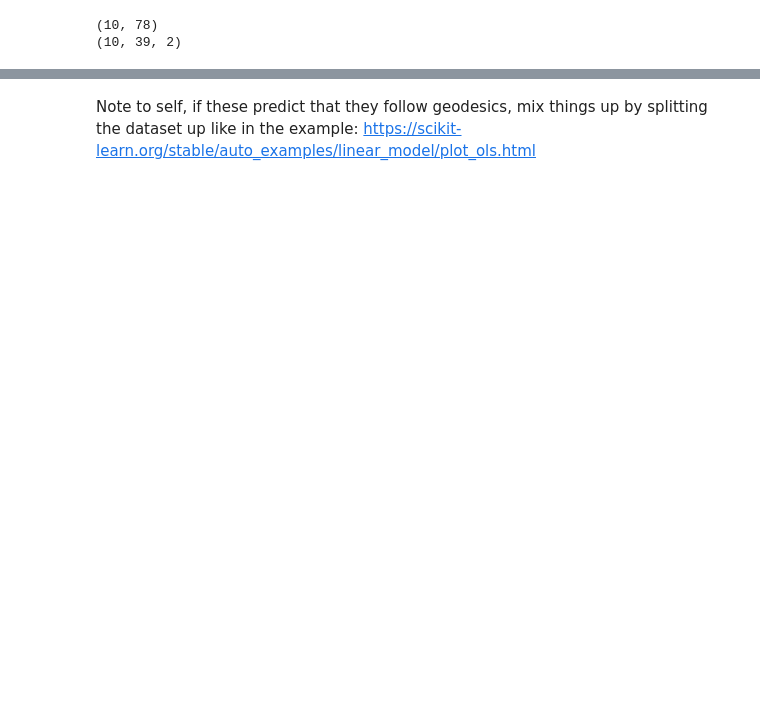
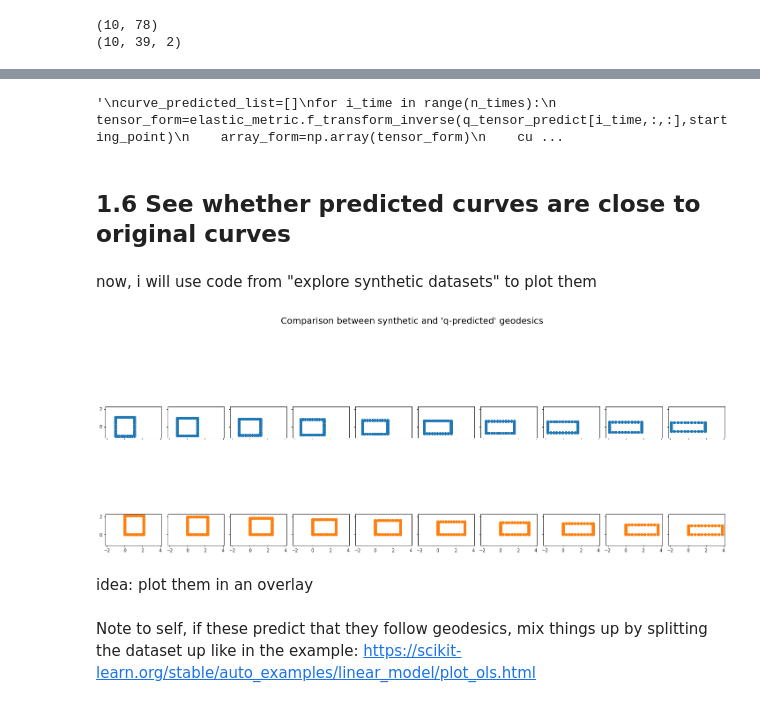
Before and after one commit to geometric-intelligence/dyn, a Jupyter notebook: dyn/notebooks/fit_with_f_transform.ipynb, the cells around one changed output, grey strips where cells are left out. Cells and saved outputs as stored; diff of their text form; code cells hidden in the pictures; blank space fills up the shorter version.

Commit message:
predict data from synthetic curve using f_transform and compare to original

```diff
--- a/dyn/notebooks/fit_with_f_transform.ipynb
+++ b/dyn/notebooks/fit_with_f_transform.ipynb
@@ -252,7 +306,3 @@ for i_time in range(n_times):
 # %% [output]
 (10, 78)
 (10, 39, 2)
-# %%
-curve_predicted=[]
-for i_time in range(n_times):
-   curve_predicted.append(elastic_metric.f_transform_inverse(q_array_predict[i_time,:,:]))
@@ -260,0 +309,6 @@ TypeError: f_transform_inverse() missing 1 required positional argument: 'starti
+# %%
+starting_point = gs.array([0., 0.])
+starting_point_array = gs.zeros((n_times, 2))
+
+predicted_curves=elastic_metric.f_transform_inverse(q_tensor_predict,starting_point_array)
+print(predicted_curves)
@@ -261,2 +333,45 @@ TypeError: f_transform_inverse() missing 1 required positional argument: 'starti
+# %%
+"""
+curve_predicted_list=[]
+for i_time in range(n_times):
+    tensor_form=elastic_metric.f_transform_inverse(q_tensor_predict[i_time,:,:],starting_point)
+    array_form=np.array(tensor_form)
+    curve_predicted_list.append(array_form)
+curve_predicted=np.array(curve_predicted_list)
+curve_predicted_tensor = torch.from_numpy(curve_predicted)
+print(curve_predicted_tensor)
+"""
+# %% [output]
+'\ncurve_predicted_list=[]\nfor i_time in range(n_times):\n    tensor_form=elastic_metric.f_transform_inverse(q_tensor_predict[i_time,:,:],starting_point)\n    array_form=np.array(tensor_form)\n    cu ...
+# %% [markdown]
+## 1.6 See whether predicted curves are close to original curves
+# %%
+#first, i will create a new array, where one of the geodesics is the original geodesic and the other geodesic
+#is the predicted geodesic.
+
+geodesic_array= np.array([geods_square_rect[0],predicted_curves])
+# %% [markdown]
+now, i will use code from "explore synthetic datasets" to plot them
+# %%
+import matplotlib.pyplot as plt
+
+n_geodesics=2
+fig, axes = plt.subplots(
+    n_geodesics, n_times, figsize=(20, 10), sharex=True, sharey=True
+)
+fig.suptitle("Comparison between synthetic and 'q-predicted' geodesics", fontsize=20)
+
+for i_geodesic in range(n_geodesics):
+    curve = geodesic_array[i_geodesic]
+    for i_time in range(n_times):
+        axes[i_geodesic, i_time].plot(
+            curve[i_time][:, 0], curve[i_time][:, 1], marker="o", c=f"C{i_geodesic}"
+        )
+        axes[i_geodesic, i_time].set_aspect("equal")
+plt.tight_layout()
+# %% [output]
+[figure, added]
+# %% [markdown]
+idea: plot them in an overlay
 # %% [markdown]
 Note to self, if these predict that they follow geodesics, mix things up by splitting the dataset up like in the example: https://scikit-learn.org/stable/auto_examples/linear_model/plot_ols.html
```
Also changed, not shown: parts of 8 cells of this notebook.
